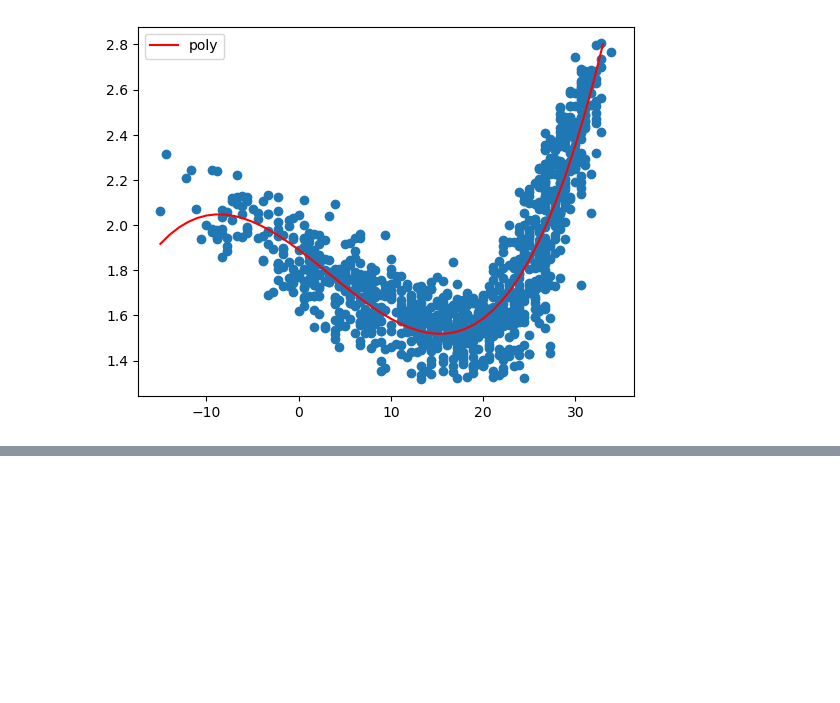
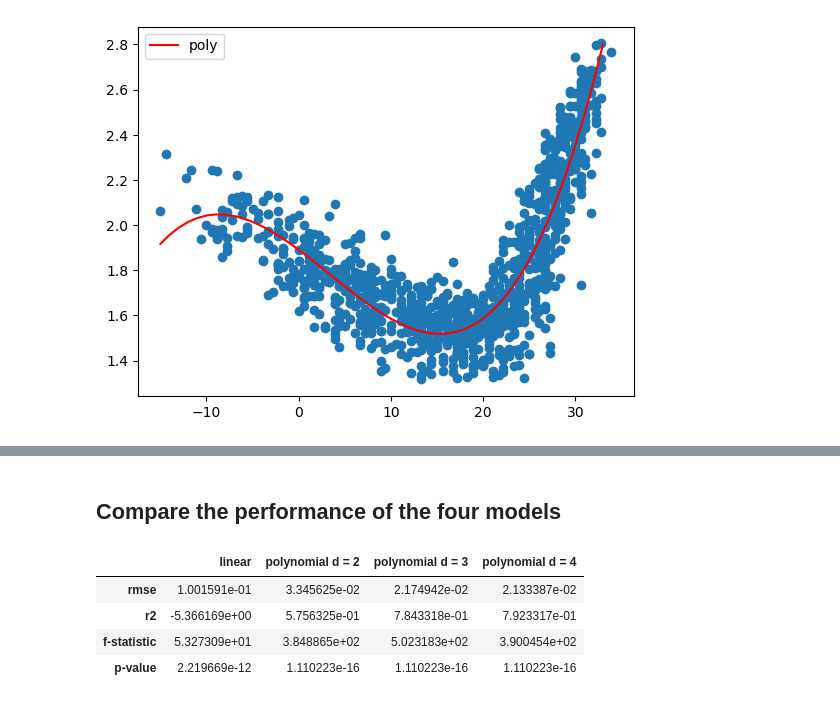
Before and after one commit to Rezashatery/polynomial-regression, a Jupyter notebook: polynomial-regression.ipynb, the cells around one changed output, grey strips where cells are left out. Drawn from its saved outputs; the diff is of its cells as text; code cells hidden in the pictures; blank space fills up the shorter version.

```diff
--- a/polynomial-regression.ipynb
+++ b/polynomial-regression.ipynb
@@ -227,0 +255,18 @@ plt.plot();
+# %% [markdown]
+## Compare the performance of the four models
+# %%
+performance = {"linear ": [*lin],
+                "polynomial d = 2": [*pol],
+                "polynomial d = 3": [*pol3],
+                "polynomial d = 4": [*pol4] }
+res = pd.DataFrame(performance, index = ['rmse'
+                     , 'r2'
+                     , 'f-statistic'
+                     , 'p-value'])
+res
+# %% [output]
+|  | linear | polynomial d = 2 | polynomial d = 3 | polynomial d = 4 |
+| rmse | 1.001591e-01 | 3.345625e-02 | 2.174942e-02 | 2.133387e-02 |
+| r2 | -5.366169e+00 | 5.756325e-01 | 7.843318e-01 | 7.923317e-01 |
+| f-statistic | 5.327309e+01 | 3.848865e+02 | 5.023183e+02 | 3.900454e+02 |
+| p-value | 2.219669e-12 | 1.110223e-16 | 1.110223e-16 | 1.110223e-16 |
```
Also changed, not shown: parts of 4 cells of this notebook.
